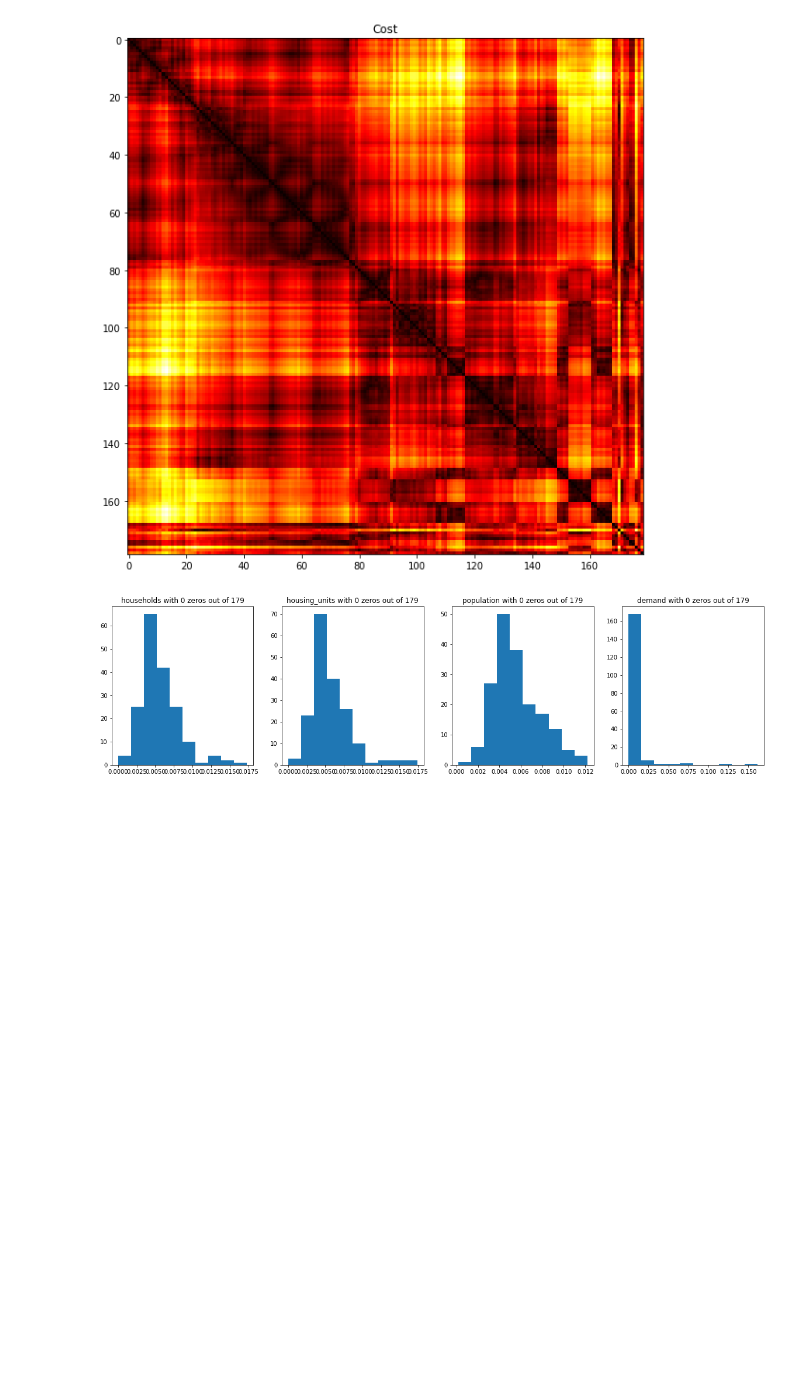
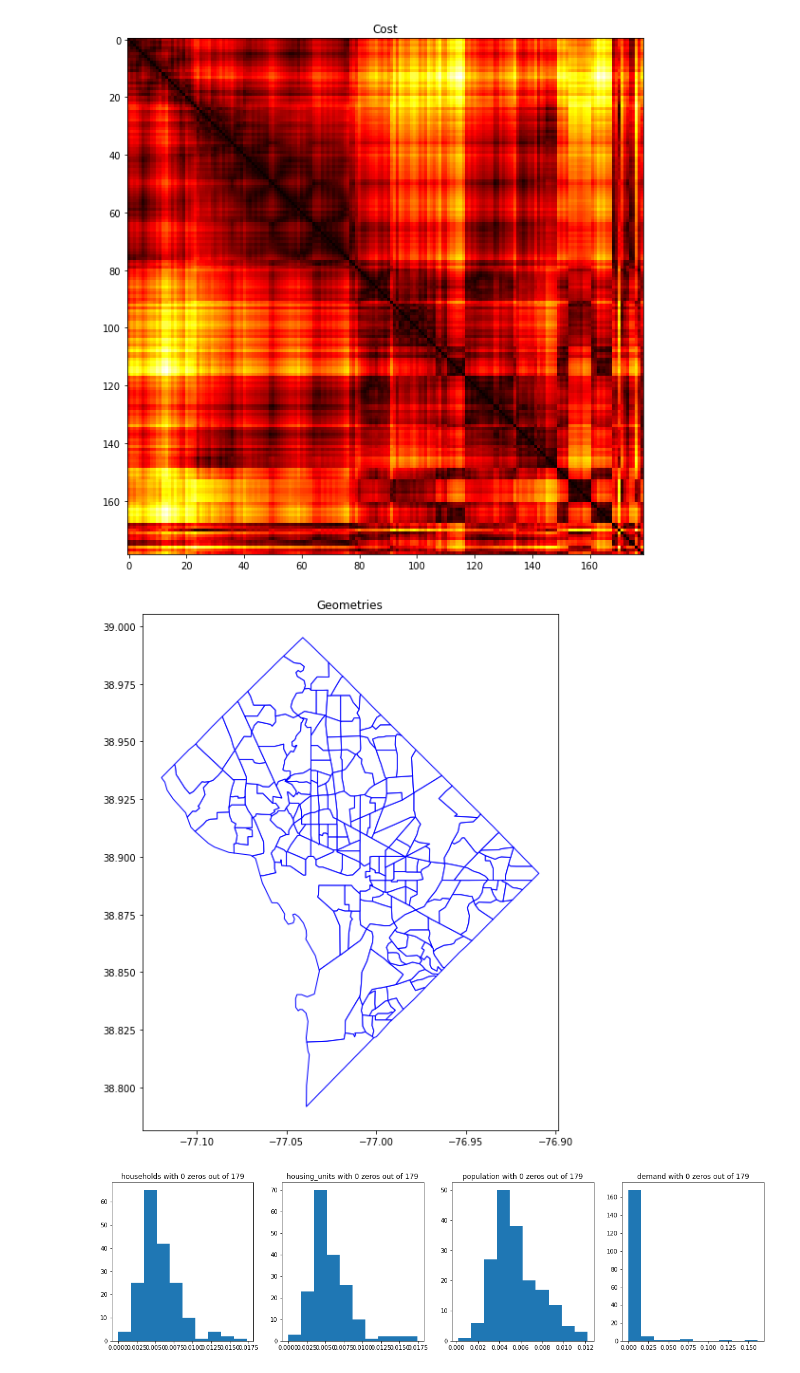
Before and after one commit to YannisZa/GeNSIT, a Jupyter notebook: notebooks/Preprocessing OD benchmark data.ipynb, the cells around one changed output. Drawn from its saved outputs; the diff is of its cells as text; code cells hidden in the pictures; blank space fills up the shorter version.

```diff
--- a/notebooks/Preprocessing OD benchmark data.ipynb
+++ b/notebooks/Preprocessing OD benchmark data.ipynb
@@ -86,6 +89,7 @@ dataset = f'DC'
 table_filename = f'od/{dataset}/od_2015.npy'
 cost_filename = f'adj/{dataset}/distance.npy'
 region_features_filename = f'region_features_{dataset}.csv'
+region_geometries_filename = f'region_geometries_{dataset}.geojson'
 neighbours_filename = f"adj/{dataset}/neighbors.npy"
 train_index_filename = f'od/{dataset}/train_index.pkl'
 test_index_filename = f'od/{dataset}/test_index.pkl'
@@ -96,14 +100,21 @@ base_path = '../../od_construction_benchmarks/methods/ANN/data/'
 table_path = os.path.join(base_path,table_filename)
 cost_path = os.path.join(base_path,cost_filename)
 region_features_path = os.path.join(base_path,region_features_filename)
+region_geometries_path = os.path.join(base_path,region_geometries_filename)
 neighbours_path = os.path.join(base_path,neighbours_filename)
 train_index_path = os.path.join(base_path,train_index_filename)
 test_index_path = os.path.join(base_path,test_index_filename)
 validation_index_path = os.path.join(base_path,validation_index_filename)
 # %%
 table = np.load(table_path)
+I,J = np.shape(table)
 rowsums,colsums = table.sum(axis=1),table.sum(axis=0)
 region_features = pd.read_csv(region_features_path)
+region_geometries = gpd.read_file(region_geometries_path)
+region_geometries = region_geometries.set_index('GEOID')
+region_geometries.index = region_geometries.index.astype(int)
+region_geometries = region_geometries.sort_index()
+region_geometries['LOCATIONID'] = list(range(1,I+1))
 cost = np.load(cost_path)
 neighbours = np.load(neighbours_path)
 with open(train_index_path, 'rb') as f:
@@ -112,7 +123,6 @@ with open(test_index_path, 'rb') as f:
     test_index = pickle.load(f)
 with open(validation_index_path, 'rb') as f:
     validation_index = pickle.load(f)
-I,J = np.shape(table)
 cost_large_diagonal = cost + np.eye(J)*1000
 
 adjacency_matrix = (neighbours+np.eye(I)).astype('int8')
@@ -190,6 +211,12 @@ plt.imshow(cost, cmap='hot', interpolation='nearest')
 plt.show()
 # %% [output]
 [figure]
+# %%
+fig,ax = plt.subplots(1,1,figsize=(10,10))
+plt.title('Geometries')
+_ = region_geometries.plot(ax=ax,edgecolor='blue',facecolor='white')
+# %% [output]
+[figure, added]
 # %%
 fig,axs = plt.subplots(1,len(destination_attractions),figsize=(5*len(destination_attractions),5))
 
```
Also changed, not shown: parts of 5 cells of this notebook, 16 other files.
